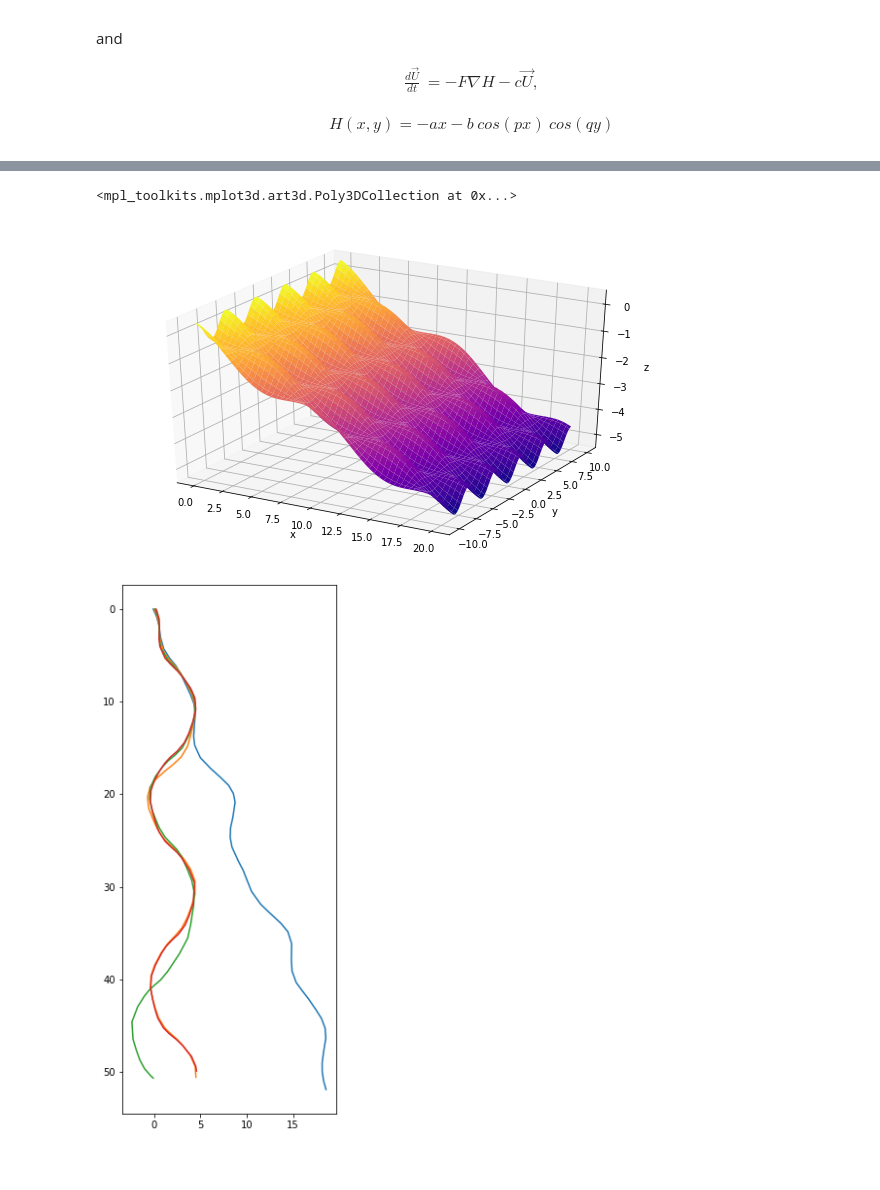
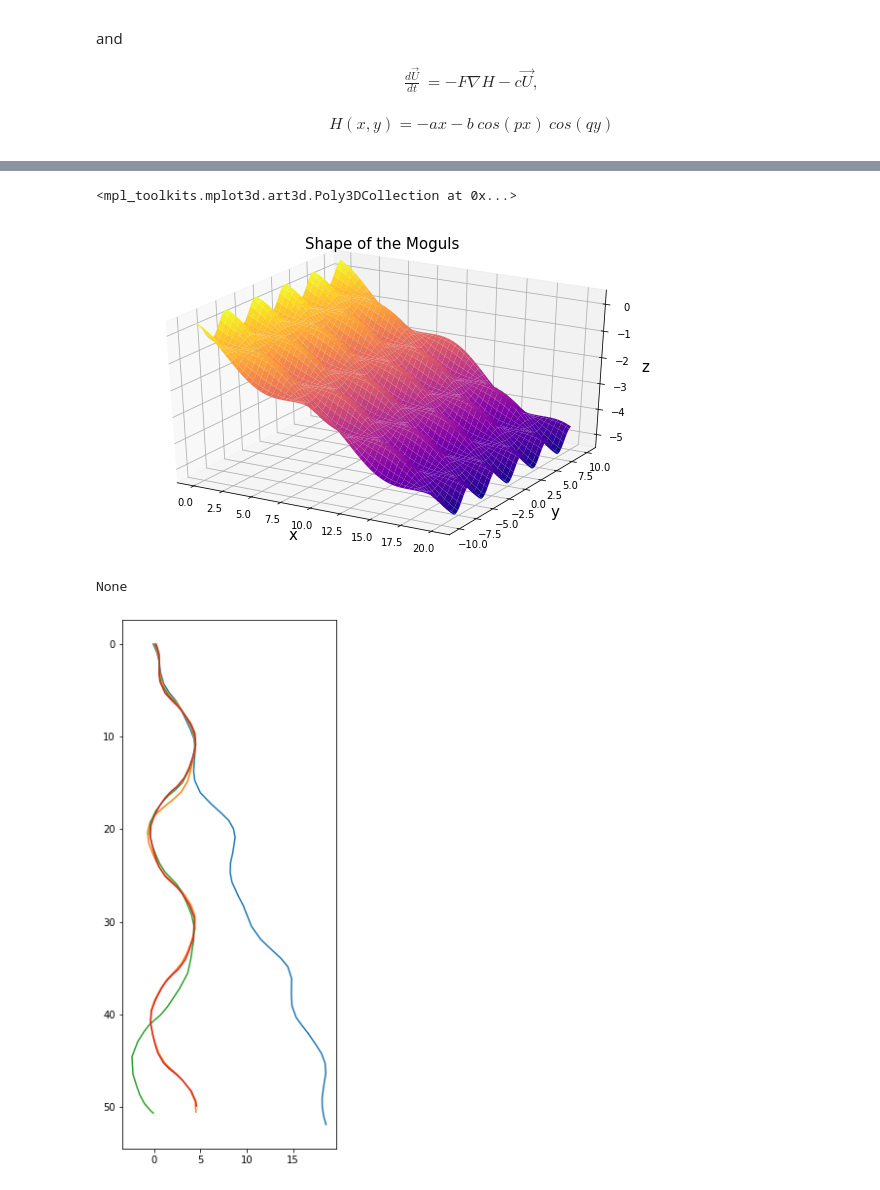
Before and after one commit to cpierard/moguls_of_chaos, a Jupyter notebook: Moguls_of_Chaos_[python].ipynb, the cells around one changed output, grey strips where cells are left out. Drawn from its saved outputs; the diff is of its cells as text; code cells hidden in the pictures.

Commit message:
finish python solver

```diff
--- a/Moguls_of_Chaos_[python].ipynb
+++ b/Moguls_of_Chaos_[python].ipynb
@@ -59,14 +43,15 @@ from mpl_toolkits.mplot3d import Axes3D
 # %%
 fig = plt.figure(figsize=(10,6))
 ax = fig.gca(projection='3d')
 
-ax.set_ylabel('y')
-ax.set_xlabel('x')
-ax.set_zlabel('z')
+ax.set_ylabel('y', fontsize = 15)
+ax.set_xlabel('x', fontsize = 15)
+ax.set_zlabel('z', fontsize = 15)
+ax.set_title('Shape of the Moguls', fontsize = 15)
 
 ax.plot_surface(XX, YY, moguls, cmap = 'plasma')
 # %% [output]
 <mpl_toolkits.mplot3d.art3d.Poly3DCollection at 0x...>
-[figure, old version]
+[figure, new version]
 # %%
 from scipy.integrate import solve_ivp
@@ -73,3 +61,7 @@ from scipy.integrate import solve_ivp
+# %%
+print(solver.step())
+# %% [output]
+None
 # %%
 def sled(t, X_0):
 
```
Also changed, not shown: parts of 13 cells of this notebook, 1 other file.
